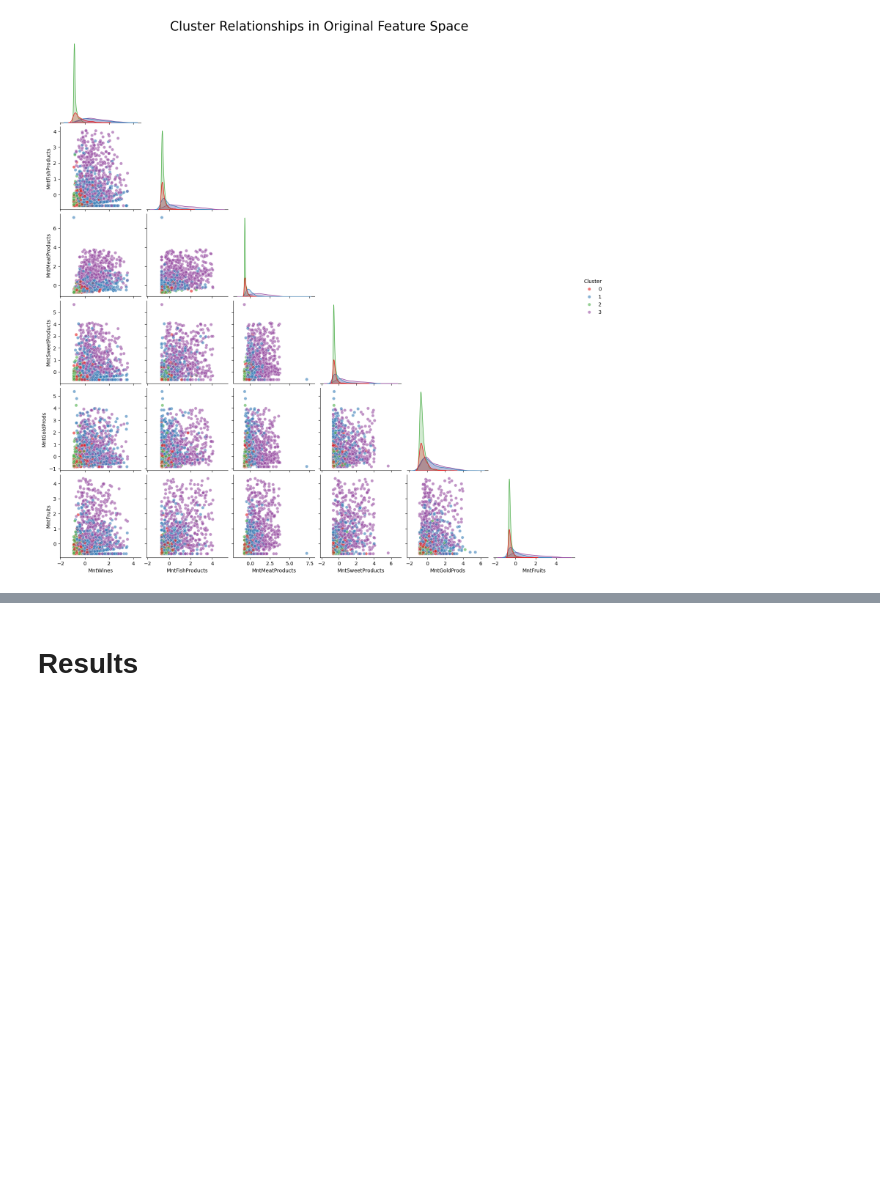
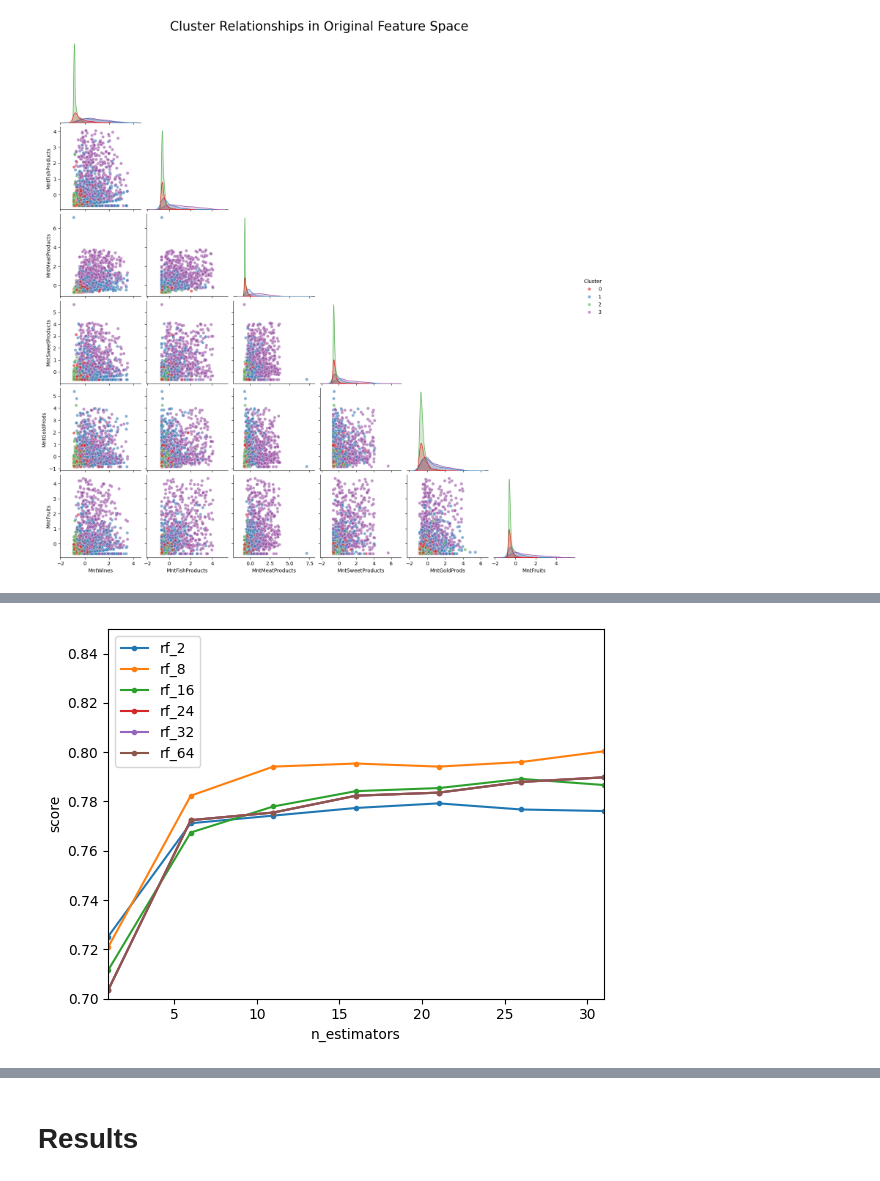
Before and after one commit to kimvkemenade/DM_team16, a Jupyter notebook: DM_Assignment_2.ipynb, the cells around one changed output, grey strips where cells are left out. Saved outputs shown, nothing was run; the diff lists cells and outputs as text; code cells hidden in the pictures; blank space fills up the shorter version.

```diff
--- a/DM_Assignment_2.ipynb
+++ b/DM_Assignment_2.ipynb
@@ -661,0 +646,10 @@ plt.show()
+# %%
+# encode Education, Marital_Status, and Age as numerical variables
+from sklearn.preprocessing import LabelEncoder
+label_encoder = LabelEncoder()
+marketing_df['Education'] = label_encoder.fit_transform(marketing_df['Education'])
+marketing_df['Marital_Status'] = label_encoder.fit_transform(marketing_df['Marital_Status'])
+marketing_df['Age'] = label_encoder.fit_transform(marketing_df['Age'])
+
+# dropping Dt_customer as it was considered irrelevant in our case
+marketing_df = marketing_df.drop(['Dt_Customer'], axis=1)
@@ -661,0 +717,69 @@ plt.show()
+# %%
+# the following code was gotten from the lab (but modified for simplicity and to apply it to our data),
+# as what was learned there was applied to this assignment.
+# Full credit goes to Renato
+from IPython import display
+from sklearn.model_selection import cross_val_score
+
+# function used to create visualizations that will help us determine the optimal number of max_depth
+def plot_live(X, y, evaluator, param_name, param_range, scale='log', ylim=(0.7,0.85), ylabel='score', marker = '.'):
+    """ Renders a plot that updates with every evaluation from evaluator.
+    Keyword arguments:
+    X -- the data for training and testing
+    y -- the correct labels
+    evaluator -- a function with signature (X, y, param_value) that returns a dictionary of scores.
+                 Examples: {"train": 0.9, "test": 0.95} or {"model_1": 0.9, "model_2": 0.7}
+    param_name -- the parameter that is being varied on the X axis. Can be a hyperparameter, sample size,...
+    param_range -- list of all possible values on the x-axis
+    scale -- defines which scale to plot the x-axis on, either 'log' (logarithmic) or 'linear'
+    ylim -- tuple with the lowest and highest y-value to plot (e.g. (0, 10))
+    ylabel -- the y-axis title
+    """
+    # Plot interactively
+    plt.ion()
+    plt.ylabel(ylabel)
+    plt.xlabel(param_name)
+
+    # Make the scale look nice
+    plt.xscale(scale)
+    plt.xlim(param_range[0],param_range[-1])
+    plt.ylim(ylim)
+
+    # Start from empty plot, then fill it
+    series = {}
+    lines = {}
+    xvals = []
+    for i in param_range:
+        scores = evaluator(X, y, i)
+        if i == param_range[0]: # initialize series
+            for k in scores.keys():
+                lines[k], = plt.plot(xvals, [], marker = marker, label = k)
+                series[k] = []
+        xvals.append(i)
+        for k in scores.keys(): # append new data
+            series[k].append(scores[k])
+            lines[k].set_data(xvals, series[k])
+        # refresh plot
+        plt.legend(loc='best')
+        plt.margins(0.1)
+        display.display(plt.gcf())
+        display.clear_output(wait=True)
+
+# funcition used to run several random forest models with varying depths
+def evaluate_RF(X, y, n_estimators, max_depths, scoring):
+    res = {}
+
+    for md in max_depths:
+        forest = RandomForestClassifier(n_estimators, max_depth=md, random_state=42)
+        rf = cross_val_score(forest, X, y, cv=5, scoring=scoring)
+        res['rf_' + str(md)] = sum(rf)/len(rf)
+
+    return res
+
+def evaluate_RF_accuracy(X, y, n_estimators):
+    return evaluate_RF(X, y, n_estimators, max_depths=[2, 8, 16, 24, 32, 64], scoring="accuracy")
+
+
+plot_live(X_train, y_train, evaluator = evaluate_RF_accuracy, param_name='n_estimators', param_range=range(1, 32, 5), scale='linear')
+# %% [output]
+[figure, added]
```
Also changed, not shown: parts of 24 cells of this notebook.
